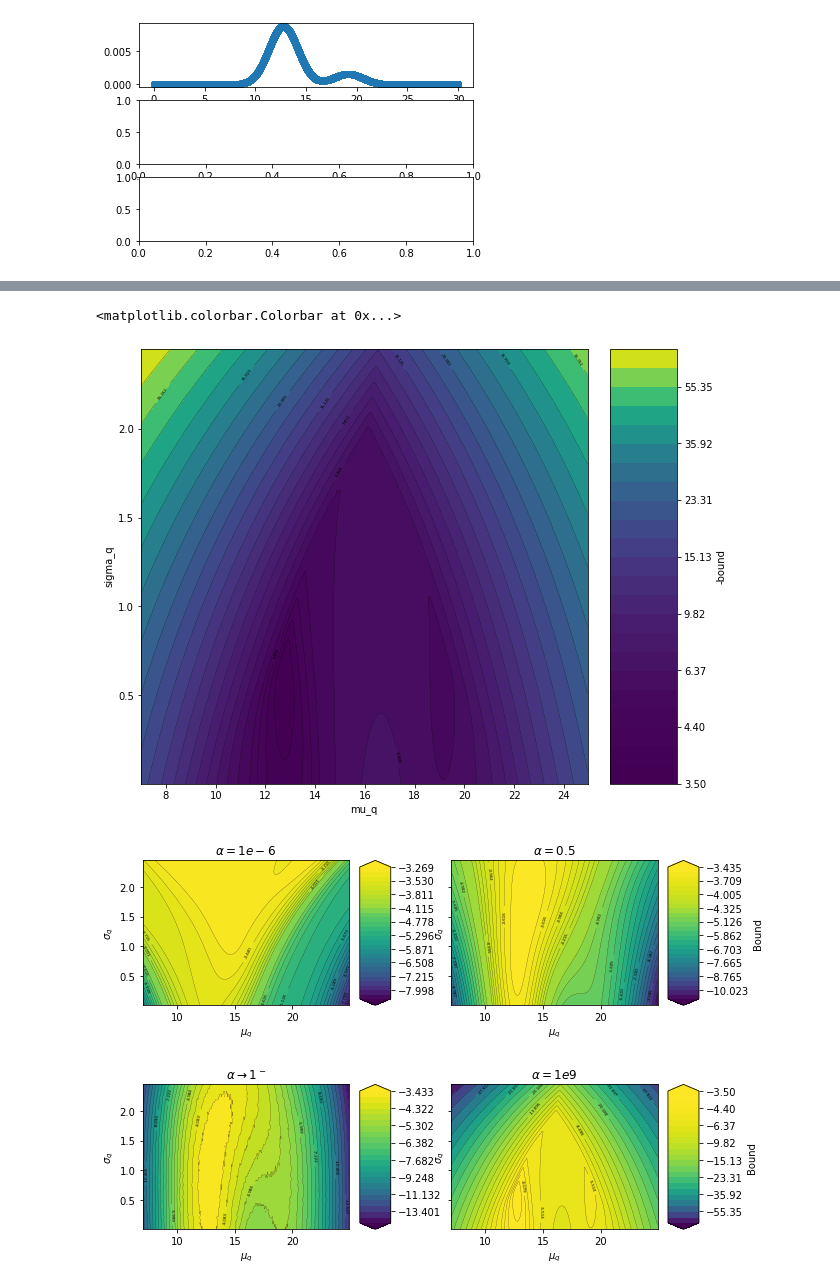
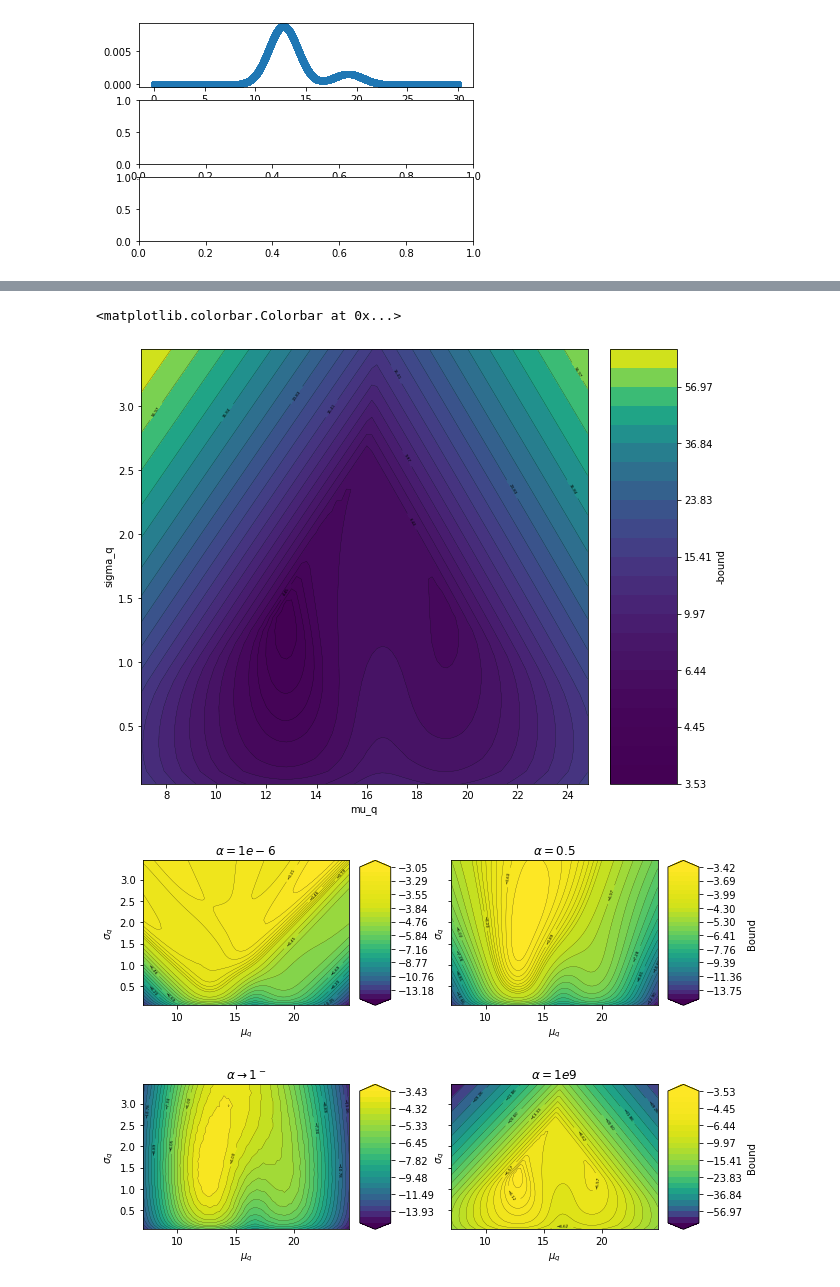
Before and after one commit to ucbtns/renyibounds, a Jupyter notebook: multi_armed_bandit/notebook/plot_bound.ipynb, the cells around one changed output, grey strips where cells are left out. Cells and saved outputs as stored; diff of their text form; code cells hidden in the pictures.

```diff
--- a/multi_armed_bandit/notebook/plot_bound.ipynb
+++ b/multi_armed_bandit/notebook/plot_bound.ipynb
@@ -719,6 +919,7 @@ levels1 = np.logspace(np.log10(data_contour.to_numpy().min()),np.log10(data_cont
 levels2 = np.logspace(np.log10(data_contour.to_numpy().min())+0.135,np.log10(data_contour.to_numpy().max()), num=20)
 levels = np.concatenate([levels1,levels2])
 linewidth_contour = 0.2
+linewidth_quiver = 0.003
 
 #delta1 = 0.2
 #delta2 = 0.2
@@ -737,6 +938,17 @@ axes.clabel(cp, cp.levels[::3], inline=True, fontsize=4)
 axes.set_xlabel('mu_q')
 axes.set_ylabel('sigma_q')
 
+
+pos_x, pos_y, u, v, norm = create_quiver_matplotlib(idx1-1,data_opt)
+#ax.scatter
+#ax.plot(x_dot,y_dot, marker="o")
+axes1[0].quiver(pos_x,pos_y,u,v,  scale_units='xy', angles='xy', scale=1,width=linewidth_quiver, color='r')
+axes1[1].quiver(pos_x,pos_y,u,v,  scale_units='xy', angles='xy', scale=1,width=linewidth_quiver, color='r')
+#ax.scatter
+#ax.plot(x_dot,y_dot, marker="o")
+pos_x, pos_y, u, v, norm = create_quiver_matplotlib(len(data_opt)-2,data_opt)
+
+
 axins1 = inset_axes(axes,
                    width="15%",  # width = 5% of parent_bbox width
                    height="100%",  # height : 50%
@@ -748,7 +960,7 @@ axins1 = inset_axes(axes,
 plt.colorbar(cpf,label='-bound', cax=axins1)  # draw colorbar
 # %% [output]
 <matplotlib.colorbar.Colorbar at 0x...>
-[figure, old version]
+[figure, new version]
 # %%
 data_contour = pd.read_csv('../../numerical_analysis/contour_1e-06.csv')
 data_contour1 = data_contour.loc[:, ~data_contour.columns.str.contains('^Unnamed')]
@@ -788,10 +1000,10 @@ data_contour4 = - data_contour4
 # %%
 
 
-delta1 = 0.05
-delta2 = 0.05
+delta1 = 0.2
+delta2 = 0.1
 xlist = np.arange(7, 25, delta1)
-ylist = np.arange(0.001, 2.5, delta2)
+ylist = np.arange(0.05, 3.5, delta2)
 x, y = np.meshgrid(xlist, ylist)
 
 fig1, axes1 = plt.subplots(1, 2, figsize =(8,3), sharey=True, sharex=True)
@@ -874,34 +1086,34 @@ axes1[1].clabel(cp2, cp2.levels[::3], inline=True, fontsize=4)
 axes2[0].clabel(cp3, cp3.levels[::3], inline=True, fontsize=4)
 axes2[1].clabel(cp4, cp4.levels[::3], inline=True, fontsize=4)
 
 
 
 plt.colorbar(cpf1, cax=axins0)  # draw colorbar
 plt.colorbar(cpf2,label='Bound', cax=axins1)  # draw colorbar
 plt.colorbar(cpf3, cax=axins2)  # draw colorbar
 
 plt.colorbar(cpf4,label='Bound', cax=axins3)  # draw colorbar
 
 #fig.text(0.51, 0.01, 'Bias', ha='center')
 #fig.text(0.00, 0.5, 'Weight', va='center', rotation='vertical')#axes[0].set_title(r'Optimization in the true $J(\theta)$')
 axes1[0].set_xlabel(r'$\mu_q$')
 axes1[0].set_ylabel(r'$\sigma_q$')
 axes1[0].set_title(r'$\alpha = 1e-6$')
 axes1[1].set_title(r'$\alpha = 0.5$')
 axes2[0].set_title(r'$\alpha \rightarrow 1^-$')
 axes2[1].set_title(r'$\alpha = 1e9$')
 axes1[1].set_xlabel(r'$\mu_q$')
 axes1[1].set_ylabel(r'$\sigma_q$')
 axes2[0].set_xlabel(r'$\mu_q$')
 axes2[0].set_ylabel(r'$\sigma_q$')
 axes2[1].set_xlabel(r'$\mu_q$')
 axes2[1].set_ylabel(r'$\sigma_q$')
 #fig1.suptitle('PVF optimization after 60 episodes', fontsize=8)
 #fig2.suptitle('PVF optimization after 500 episodes', fontsize=8)
 fig1.tight_layout(w_pad=8.5, h_pad=0.5)
 fig2.tight_layout(w_pad=8.5, h_pad=4.5)
-fig1.savefig('contour_1.pdf', bbox_inches='tight', pad_inches=0)
-fig2.savefig('contour_2.pdf', bbox_inches='tight', pad_inches=0)
+#fig1.savefig('contour_1.pdf', bbox_inches='tight', pad_inches=0)
+#fig2.savefig('contour_2.pdf', bbox_inches='tight', pad_inches=0)
 # %% [output]
-[figure, old version]
+[figure, new version]
-[figure, old version]
+[figure, new version]
```
Also changed, not shown: parts of 18 cells of this notebook, 57 other files.
